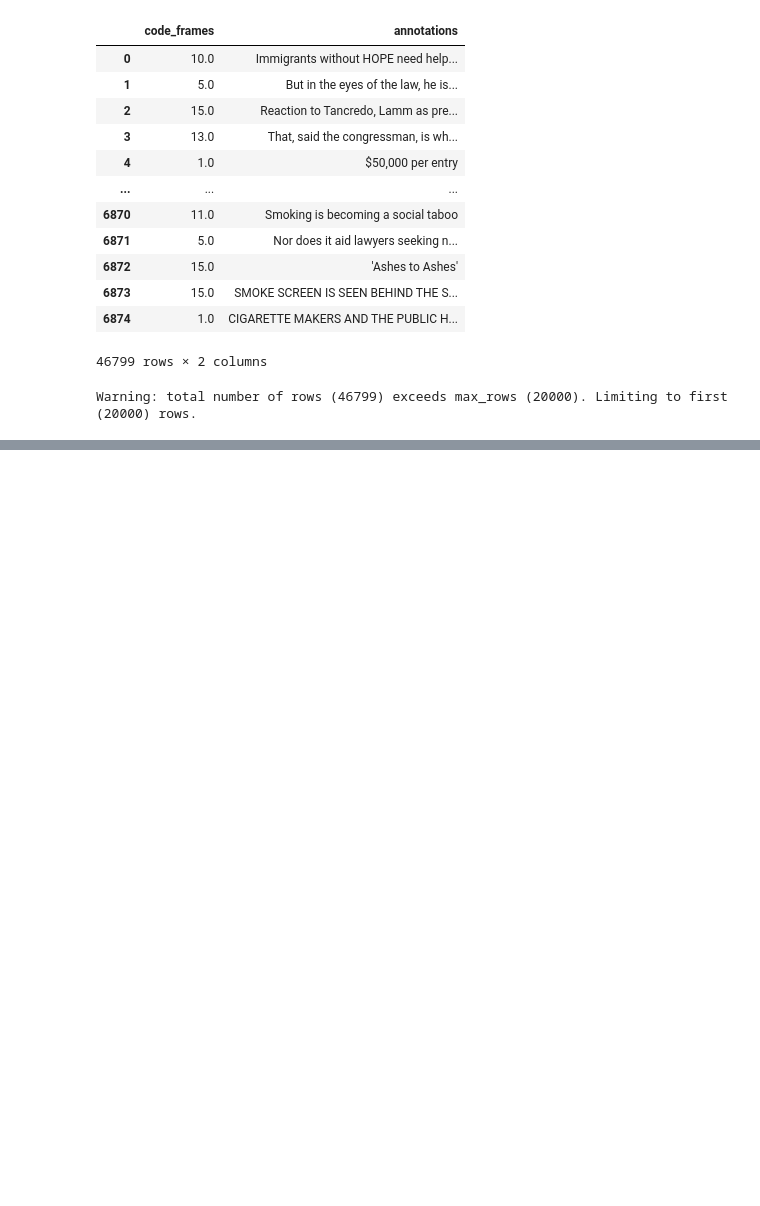
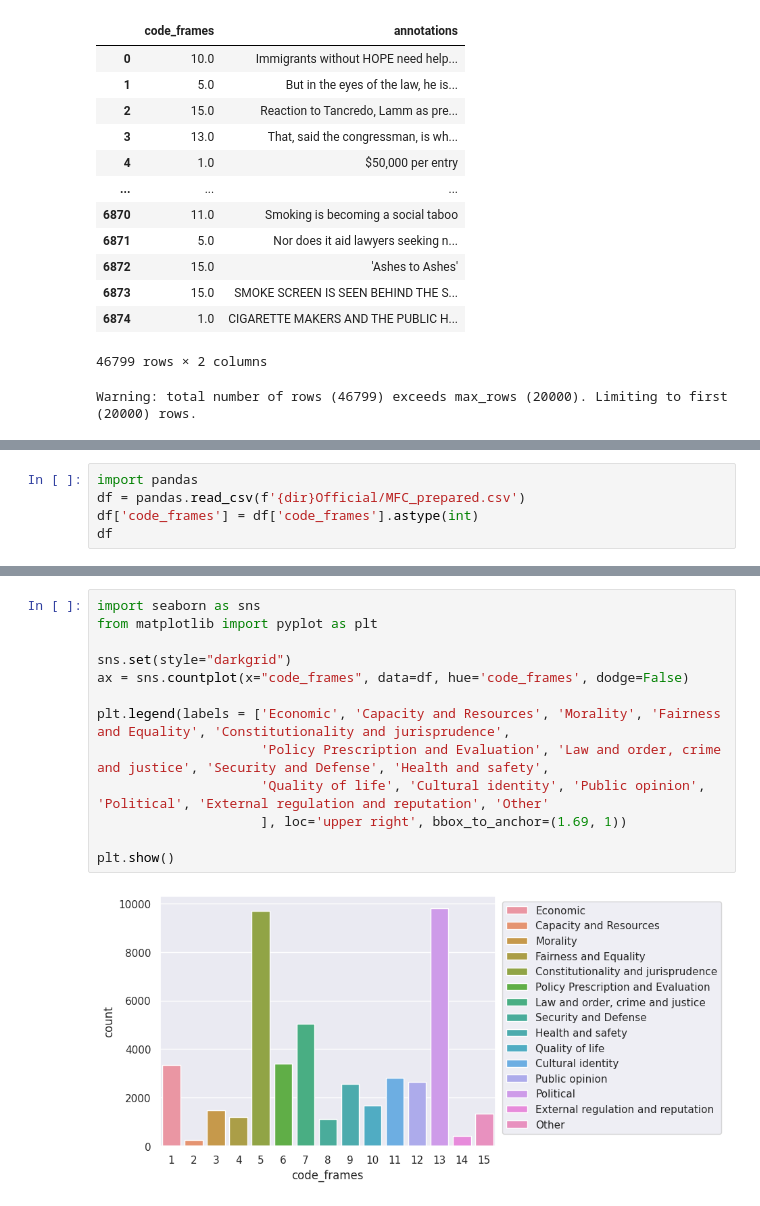
Before and after one commit to jmlDC/MARISOL-Thesis22-23, a Jupyter notebook: MFC.ipynb, the cells around one changed output, grey strips where cells are left out. Drawn from its saved outputs; the diff is of its cells as text; blank space fills up the shorter version.

Commit message:
added legend

```diff
--- a/MFC.ipynb
+++ b/MFC.ipynb
@@ -395,0 +390,5 @@ ax = sns.countplot(x="code_frames", data=ALL_df)
+# %%
+import pandas
+df = pandas.read_csv(f'{dir}Official/MFC_prepared.csv')
+df['code_frames'] = df['code_frames'].astype(int)
+df
@@ -395,0 +409,15 @@ ax = sns.countplot(x="code_frames", data=ALL_df)
+# %%
+import seaborn as sns
+from matplotlib import pyplot as plt
+
+sns.set(style="darkgrid")
+ax = sns.countplot(x="code_frames", data=df, hue='code_frames', dodge=False)
+
+plt.legend(labels = ['Economic', 'Capacity and Resources', 'Morality', 'Fairness and Equality', 'Constitutionality and jurisprudence',
+                     'Policy Prescription and Evaluation', 'Law and order, crime and justice', 'Security and Defense', 'Health and safety',
+                     'Quality of life', 'Cultural identity', 'Public opinion', 'Political', 'External regulation and reputation', 'Other'
+                     ], loc='upper right', bbox_to_anchor=(1.69, 1))
+
+plt.show()
+# %% [output]
+[figure, added]
```
Also changed, not shown: parts of 2 cells of this notebook.
